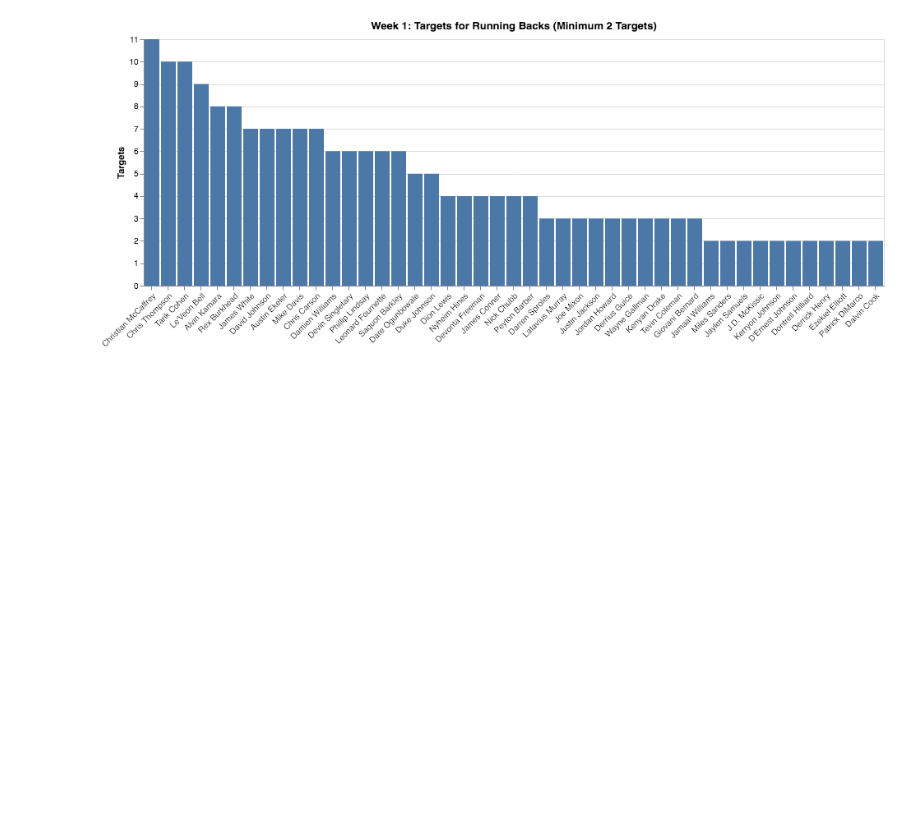
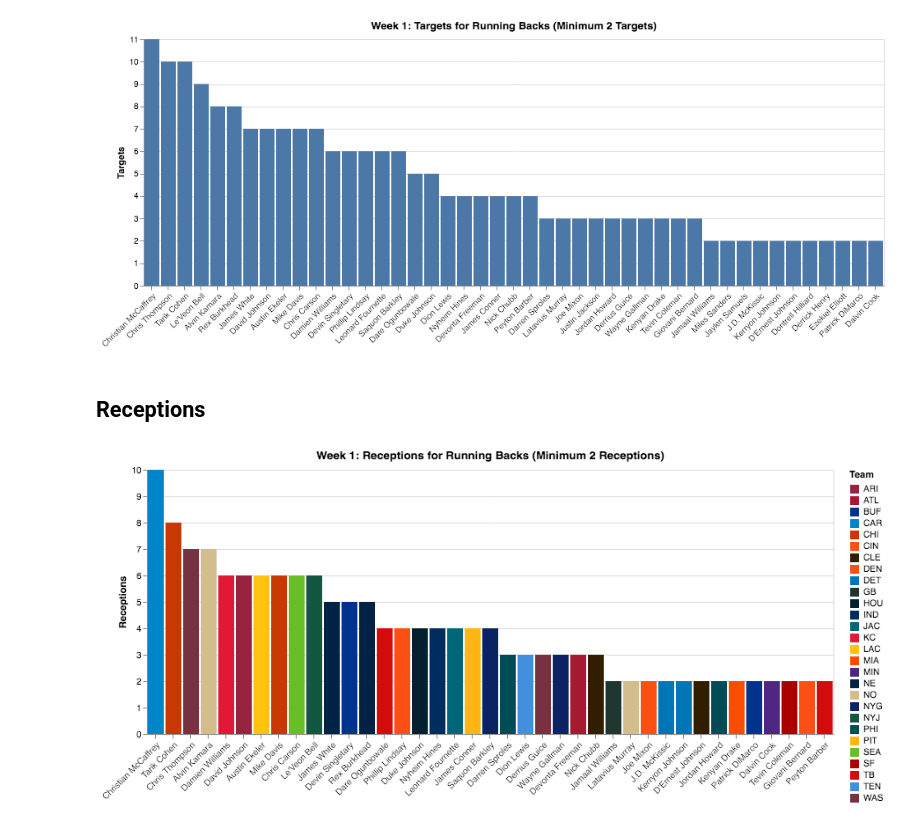
Before and after one commit to sarthakbatragatech/FantasyFootballVisualizer2019, a Jupyter notebook: plot_RB_data.ipynb, the cells around one changed output. Drawn from its saved outputs; the diff is of its cells as text; code cells hidden in the pictures; blank space fills up the shorter version.

Commit message:
Generated plots for RB receptions

```diff
--- a/plot_data.ipynb
+++ b/plot_RB_data.ipynb
@@ -22,6 +22,6 @@ df.head()
 # %%
-data = df[['Player', 'Team', 'Targets']]
-data = data.loc[data.Targets > 1]
+data = df[['Player', 'Team', 'Receptions']]
+data = data.loc[data.Receptions > 1]
 # %%
 # Create sorted list of teams in dataframe
 # Data is defined below, above charts
@@ -55,7 +55,7 @@ color_codes = [
     '#C83803', #CHI
     '#FB4F14', #CIN
     '#311D00', #CLE
-    '#869397', #DAL
+    # '#869397', #DAL
     '#FB4F14', #DEN
     '#0076B6', #DET
     '#203731', #GB
@@ -357,3 +357,35 @@ chart
 [figure]
 # %%
 chart.save(PATH + 'plots/RB_targets_plain.png', scale_factor=3.0)
+# %% [markdown]
+## Receptions
+# %%
+data = df[['Player', 'Team', 'Receptions']]
+data = data.loc[data.Receptions > 1]
+# %%
+chart = alt.Chart(data).mark_bar().encode(
+    alt.Y(
+        'Receptions:Q',
+        axis = alt.Axis(title = 'Receptions')
+    ),
+    alt.X(
+        'Player:N',
+        sort = alt.EncodingSortField(
+            field = 'Receptions',
+            op = 'sum',
+            order = 'descending'
+          ),
+        axis = alt.Axis(title = '', labelAngle = -45)
+    ),
+    color = alt.Color(
+        'Team:N',
+        scale = alt.Scale(
+            domain = teams,
+            range = color_codes
+        )
+    )
+).properties(title = 'Week 1: Receptions for Running Backs (Minimum 2 Receptions)')
+# %%
+chart
+# %% [output]
+[figure, added]
```
Also changed, not shown: parts of 8 cells of this notebook, 5 other files.
